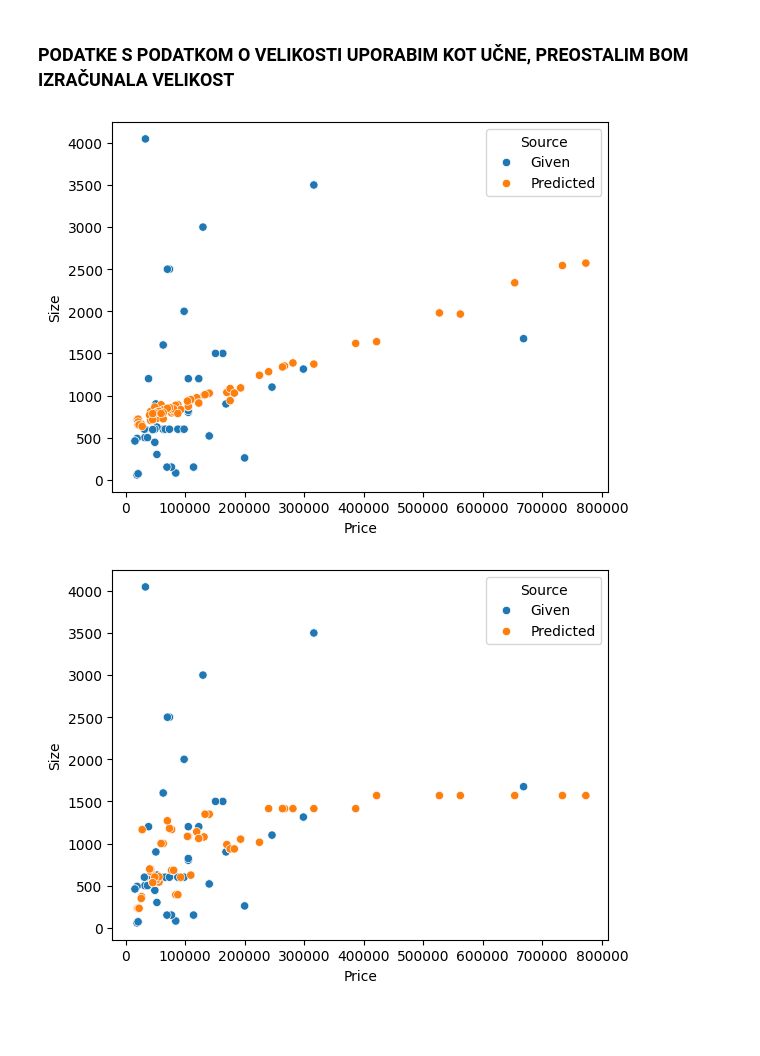
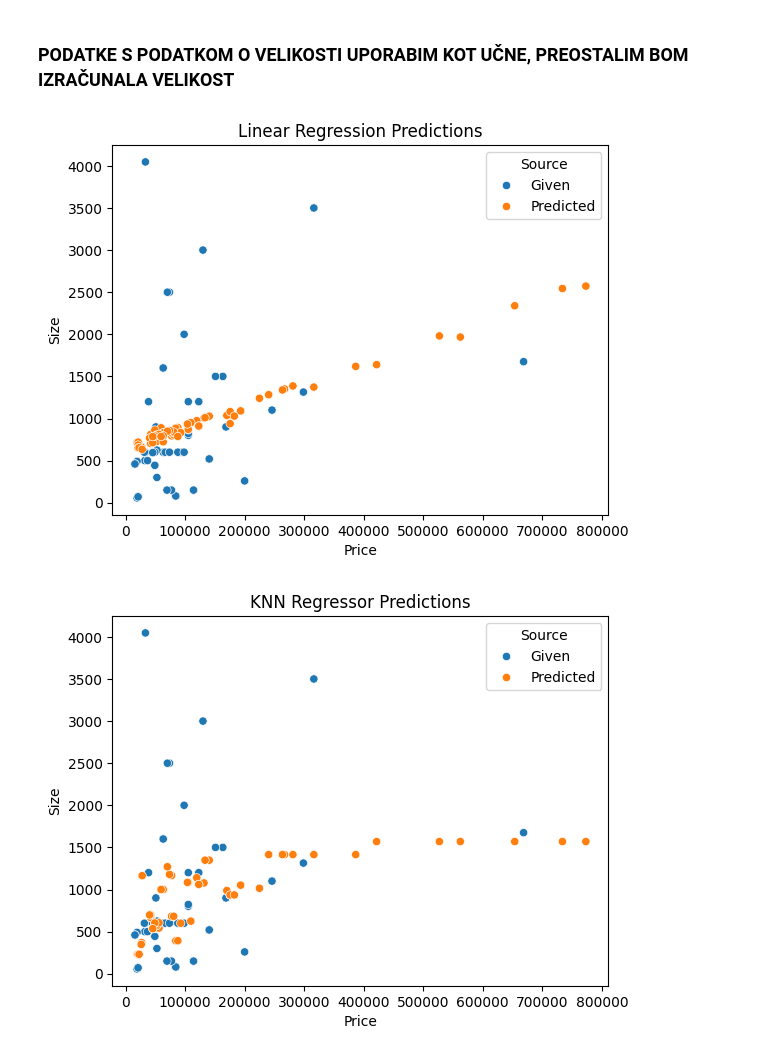
Before and after one commit to tanjalustrek/Property-Cost-Lusaka, a Jupyter notebook: analysis.ipynb, the cells around one changed output. Drawn from its saved outputs; the diff is of its cells as text; code cells hidden in the pictures; blank space fills up the shorter version.

Commit message:
added ml models

```diff
--- a/analysis.ipynb
+++ b/analysis.ipynb
@@ -85,33 +86,43 @@ y_train = data.dropna(subset=['Size'])['Size'].to_numpy()
 y_train = y_train[:, None]
 
 X_pred = data[data['Size'].isna()].drop('Size', axis=1).to_numpy()
-# %%
-lm = LinearRegression().fit(X_train, y_train)
-y_pred_lr = lm.predict(X_pred)
-
-knn = KNeighborsRegressor().fit(X_train, y_train)
-y_pred_knn = knn.predict(X_pred)
-
-X_pred = pd.DataFrame(X_pred, columns=column_names[:-1])
-
-y_pred_lr = pd.DataFrame(y_pred_lr, columns=column_names[-1:])
-data_size_lr = pd.concat([X_pred, y_pred_lr], axis=1)
-
-y_pred_knn = pd.DataFrame(y_pred_knn, columns=column_names[-1:])
-data_size_knn = pd.concat([X_pred, y_pred_knn], axis=1)
-
-data_size_lr['Source'] = 'Predicted'
-data_size_knn['Source'] = 'Predicted'
-
-data_size_given = data.dropna(subset=['Size']).copy()
-data_size_given.loc[:, 'Source'] = 'Given'
-
-data_lr = pd.concat([data_size_given, data_size_lr])
-data_knn = pd.concat([data_size_given, data_size_knn])
-
-for i, tab in enumerate([data_lr, data_knn]):
-    plt.figure(i)
-    sns.scatterplot(tab, x='Price', y='Size', hue='Source')
-# %% [output]
-[figure, removed]
-[figure, removed]
+# %%
+np.random.seed(7)
+# Models initialization
+models = {
+    'Linear Regression': LinearRegression(),
+    'KNN Regressor': KNeighborsRegressor(),
+    'Random Forest Regressor': RandomForestRegressor()#oob_score=True
+}
+
+predictions = pd.DataFrame(columns=list(models.keys()))
+
+# Predictions and plotting
+for model_name, model in models.items():
+    # Fit the model
+    model.fit(X_train, y_train)
+
+    # Make predictions
+    y_pred = model.predict(X_pred)
+
+    # Create DataFrame for predictions
+    y_pred = pd.DataFrame(y_pred, columns=[column_names[-1]])
+    predictions[model_name] = y_pred
+    data_pred = pd.concat([pd.DataFrame(X_pred, columns=column_names[:-1]), y_pred], axis=1)
+
+    # Add 'Source' column
+    data_pred['Source'] = 'Predicted'
+
+    # Combine with actual data
+    data_combined = pd.concat([data.dropna(subset=['Size']).copy(), data_pred])
+    data_combined.loc[:, 'Source'] = data_combined['Source'].fillna('Given')
+
+    # Plot
+    plt.figure()
+    sns.scatterplot(data=data_combined, x='Price', y='Size', hue='Source')
+    plt.title(f'{model_name} Predictions')
+
+plt.show()
+# %% [output]
+[figure, added]
+[figure, added]
```
Also changed, not shown: parts of 7 cells of this notebook.
